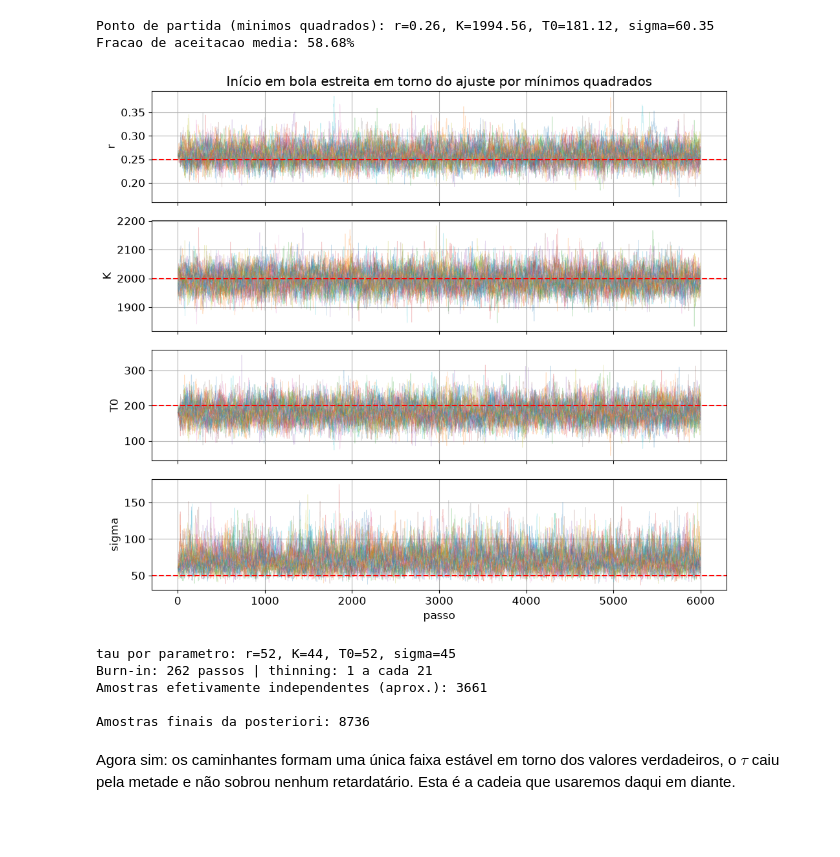
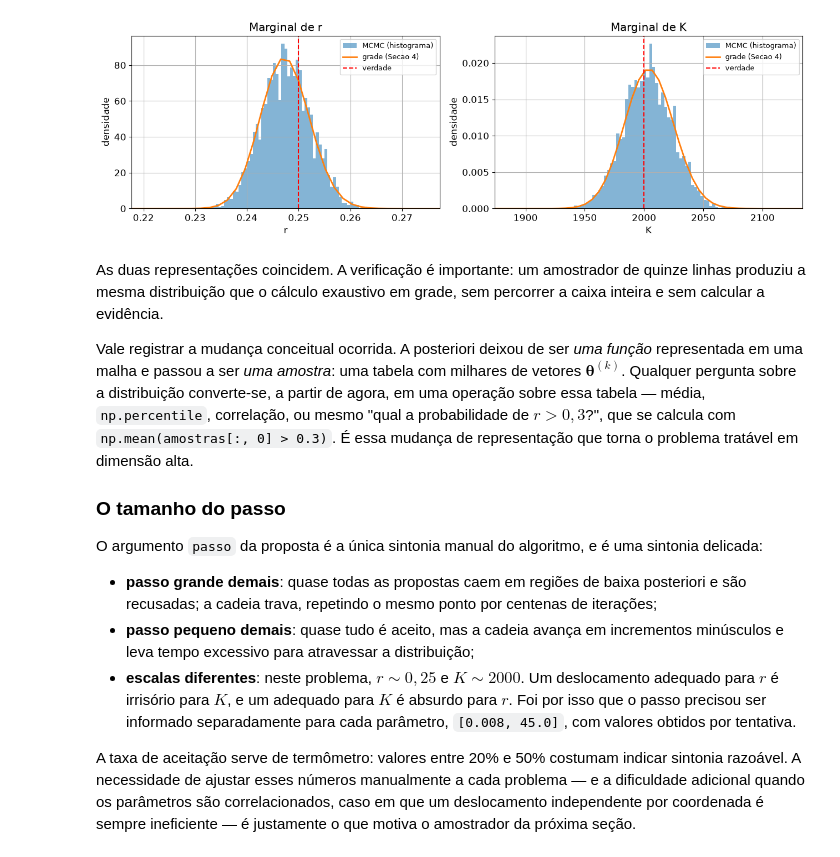
Before and after one commit to g-rodrigues2/apostila-modelagem-computacional, a Jupyter notebook: capitulo_3_calibracao_bayesiana.ipynb, the cells around one changed output. Drawn from its saved outputs; the diff is of its cells as text; code cells hidden in the pictures; blank space fills up the shorter version.

```diff
--- a/capitulo_3_calibracao_bayesiana.ipynb
+++ b/capitulo_3_calibracao_bayesiana.ipynb
@@ -619,55 +602,30 @@ Vale registrar o compromisso: iniciar espalhado pelo prior é mais conservador,
 # %%
-def ajuste_rapido(dados, tempos):
-    '''Minimos quadrados (Capitulo 2) -> ponto de partida para o MCMC.
-
-    Devolve (r, K, T0, sigma), com sigma estimado pelo RMS dos residuos.
-    '''
-    def residuos(x):
-        return logistica(tempos, x[0], x[1], x[2]) - dados
-
-    aj = least_squares(residuos, x0=[0.1, dados.max(), dados[0]],
-                       bounds=([1e-3, 100.0, 10.0], [1.0, 5000.0, 600.0]))
-    sigma0 = np.sqrt(np.mean(aj.fun ** 2))
-    return np.append(aj.x, sigma0)
-
-
-def posicoes_iniciais(lim, n_walkers, semente, centro=None, dispersao=0.01):
-    '''Posicoes iniciais dos caminhantes.
-
-    centro=None   -> uniformes em toda a caixa do prior;
-    centro=vetor  -> bola estreita (1% de dispersao) em torno de um ponto.
-    '''
-    r_local = np.random.default_rng(semente)
-    n_dim = lim.shape[0]
-    if centro is None:
-        return r_local.uniform(lim[:, 0], lim[:, 1], size=(n_walkers, n_dim))
-    centro = np.asarray(centro, dtype=float)
-    p = centro + r_local.normal(0, dispersao * np.abs(centro), size=(n_walkers, n_dim))
-    return np.clip(p, lim[:, 0] + 1e-9, lim[:, 1] - 1e-9)      # garante estar dentro do prior
-
-
-centro = ajuste_rapido(D_obs, t_obs)
-print("Ponto de partida (minimos quadrados):",
-      ", ".join(f"{n}={v:.2f}" for n, v in zip(NOMES, centro)))
-
-p0 = posicoes_iniciais(LIM, n_walkers, semente=7, centro=centro)
-
-sampler = emcee.EnsembleSampler(n_walkers, n_dim, log_post)
-sampler.run_mcmc(p0, n_passos, progress=False)
-print(f"Fracao de aceitacao media: {np.mean(sampler.acceptance_fraction):.2%}\n")
-
-amostras, logprob, tau = diagnosticar(sampler, NOMES, VERDADES,
-                                      "Início em bola estreita em torno do ajuste por mínimos quadrados")
-print(f"\nAmostras finais da posteriori: {amostras.shape[0]}")
+fig, axes = plt.subplots(1, 2, figsize=(13, 4.2))
+for j, (ax, grid, marg, zoom) in enumerate(zip(axes, [r_grid, K_grid],
+                                               [marg_r, marg_K], [zoom_r, zoom_K])):
+    ax.hist(amostras_mh[:, j], bins=60, density=True, alpha=0.55, label="MCMC (histograma)")
+    ax.plot(grid, marg, linewidth=2, label="grade (Secao 4)")
+    ax.axvline(verdades[j], color="red", linestyle="--", label="verdade")
+    ax.set_xlim(zoom)
+    ax.set_xlabel(nomes[j]); ax.set_ylabel("densidade")
+    ax.set_title(f"Marginal de {nomes[j]}")
+    ax.legend(fontsize=9)
+plt.tight_layout()
+plt.show()
 # %% [output]
-Ponto de partida (minimos quadrados): r=0.26, K=1994.56, T0=181.12, sigma=60.35
-Fracao de aceitacao media: 58.68%
-[figure, old version]
+[figure, new version]
-tau por parametro: r=52, K=44, T0=52, sigma=45
-Burn-in: 262 passos | thinning: 1 a cada 21
-Amostras efetivamente independentes (aprox.): 3661
-
-Amostras finais da posteriori: 8736
 # %% [markdown]
-Agora sim: os caminhantes formam uma única faixa estável em torno dos valores verdadeiros, o $\tau$ caiu pela metade e não sobrou nenhum retardatário. Esta é a cadeia que usaremos daqui em diante.
+As duas representações coincidem. A verificação é importante: um amostrador de quinze linhas produziu a mesma distribuição que o cálculo exaustivo em grade, sem percorrer a caixa inteira e sem calcular a evidência.
+
+Vale registrar a mudança conceitual ocorrida. A posteriori deixou de ser *uma função* representada em uma malha e passou a ser *uma amostra*: uma tabela com milhares de vetores $\boldsymbol{\theta}^{(k)}$. Qualquer pergunta sobre a distribuição converte-se, a partir de agora, em uma operação sobre essa tabela — média, `np.percentile`, correlação, ou mesmo "qual a probabilidade de $r>0{,}3$?", que se calcula com `np.mean(amostras[:, 0] > 0.3)`. É essa mudança de representação que torna o problema tratável em dimensão alta.
+
+### O tamanho do passo
+
+O argumento `passo` da proposta é a única sintonia manual do algoritmo, e é uma sintonia delicada:
+
+- **passo grande demais**: quase todas as propostas caem em regiões de baixa posteriori e são recusadas; a cadeia trava, repetindo o mesmo ponto por centenas de iterações;
+- **passo pequeno demais**: quase tudo é aceito, mas a cadeia avança em incrementos minúsculos e leva tempo excessivo para atravessar a distribuição;
+- **escalas diferentes**: neste problema, $r\sim 0{,}25$ e $K\sim 2000$. Um deslocamento adequado para $r$ é irrisório para $K$, e um adequado para $K$ é absurdo para $r$. Foi por isso que o passo precisou ser informado separadamente para cada parâmetro, `[0.008, 45.0]`, com valores obtidos por tentativa.
+
+A taxa de aceitação serve de termômetro: valores entre 20% e 50% costumam indicar sintonia razoável. A necessidade de ajustar esses números manualmente a cada problema — e a dificuldade adicional quando os parâmetros são correlacionados, caso em que um deslocamento independente por coordenada é sempre ineficiente — é justamente o que motiva o amostrador da próxima seção.
 # %% [markdown]
```
Also changed, not shown: parts of 78 cells of this notebook, 1 other file.
